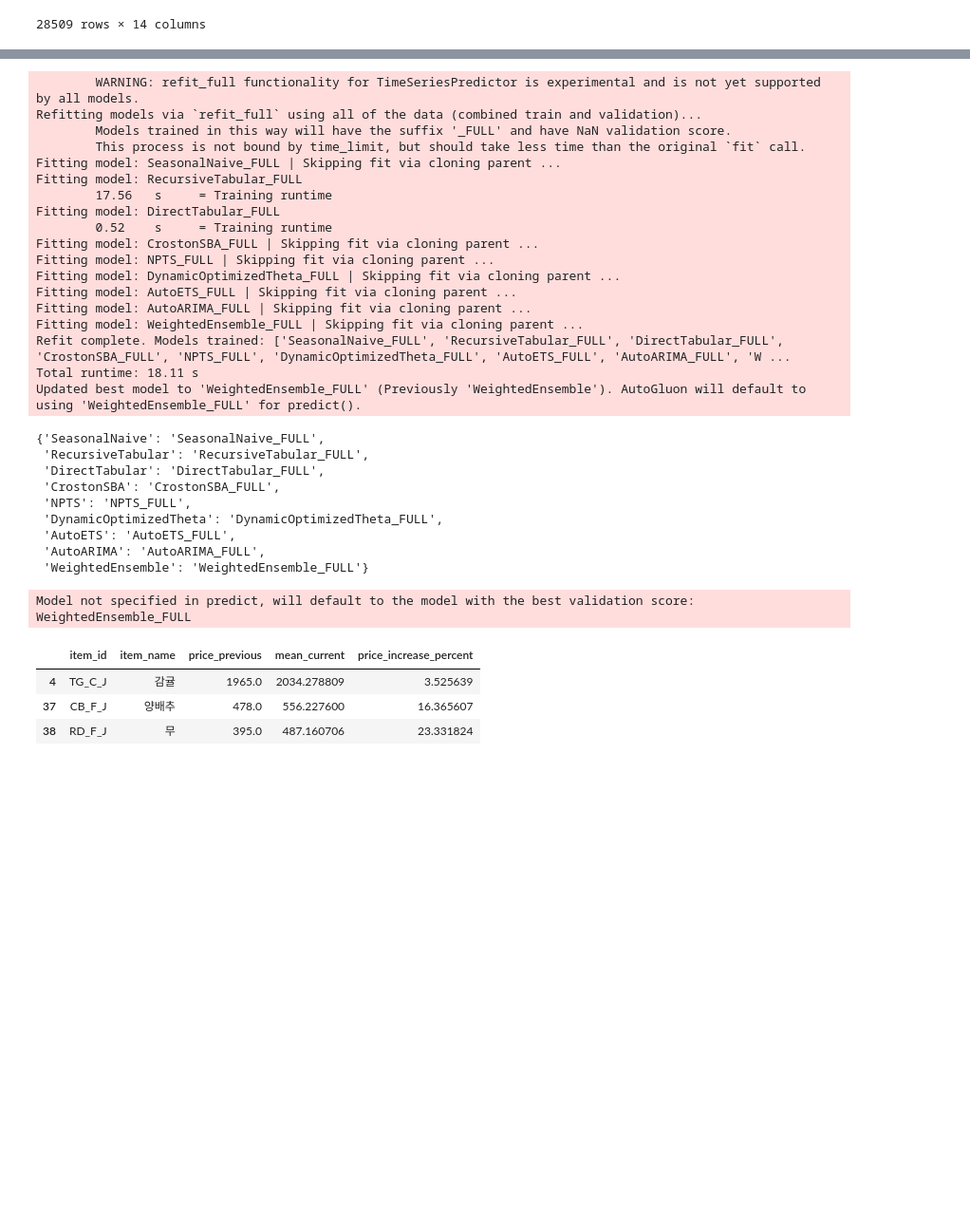
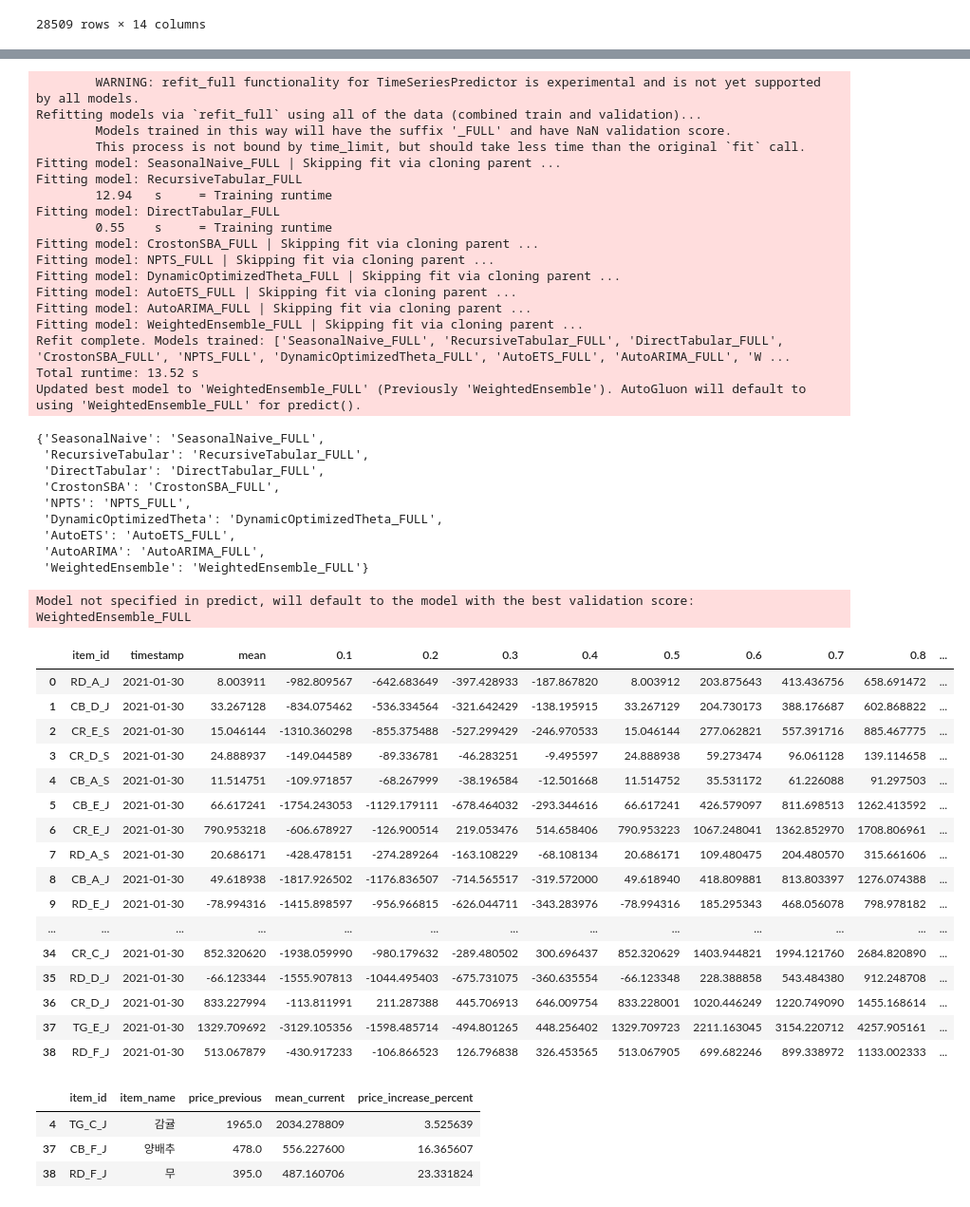
Before and after one commit to 2024AIHackerton/Prediction, a Jupyter notebook: prediction.ipynb, the cells around one changed output, grey strips where cells are left out. Shown at 95% size. Cells and saved outputs as stored; diff of their text form; code cells hidden in the pictures; blank space fills up the shorter version.

```diff
--- a/prediction.ipynb
+++ b/prediction.ipynb
@@ -111,7 +110,7 @@ df_concat
 # %%
 data = TimeSeriesDataFrame(df_concat.drop(columns=['ID']))
 predictor = TimeSeriesPredictor(
-    prediction_length=1,
+    prediction_length=30,
     target="price(원/kg)",
     eval_metric="RMSE",
 )
@@ -145,9 +144,9 @@ Refitting models via `refit_full` using all of the data (combined train and vali
         This process is not bound by time_limit, but should take less time than the original `fit` call.
 Fitting model: SeasonalNaive_FULL | Skipping fit via cloning parent ...
 Fitting model: RecursiveTabular_FULL
-        17.56   s     = Training runtime
+        12.94   s     = Training runtime
 Fitting model: DirectTabular_FULL
-        0.52    s     = Training runtime
+        0.55    s     = Training runtime
 Fitting model: CrostonSBA_FULL | Skipping fit via cloning parent ...
 Fitting model: NPTS_FULL | Skipping fit via cloning parent ...
 Fitting model: DynamicOptimizedTheta_FULL | Skipping fit via cloning parent ...
@@ -155,7 +154,7 @@ Fitting model: AutoETS_FULL | Skipping fit via cloning parent ...
 Fitting model: AutoARIMA_FULL | Skipping fit via cloning parent ...
 Fitting model: WeightedEnsemble_FULL | Skipping fit via cloning parent ...
 Refit complete. Models trained: ['SeasonalNaive_FULL', 'RecursiveTabular_FULL', 'DirectTabular_FULL', 'CrostonSBA_FULL', 'NPTS_FULL', 'DynamicOptimizedTheta_FULL', 'AutoETS_FULL', 'AutoARIMA_FULL', 'W ...
-Total runtime: 18.11 s
+Total runtime: 13.52 s
 Updated best model to 'WeightedEnsemble_FULL' (Previously 'WeightedEnsemble'). AutoGluon will default to using 'WeightedEnsemble_FULL' for predict().
 {'SeasonalNaive': 'SeasonalNaive_FULL',
  'RecursiveTabular': 'RecursiveTabular_FULL',
@@ -169,8 +168,28 @@ Updated best model to 'WeightedEnsemble_FULL' (Previously 'WeightedEnsemble'). A
 # %%
 pred = predictor.predict(data, random_seed=42, )
 pred = pred.reset_index()
+pred
+last_timestamp_df = pred.sort_values('timestamp').groupby('item_id').tail(1).reset_index(drop=True)
+last_timestamp_df
 # %% [output]
 Model not specified in predict, will default to the model with the best validation score: WeightedEnsemble_FULL
+|  | item_id | timestamp | mean | 0.1 | 0.2 | 0.3 | 0.4 | 0.5 | 0.6 | 0.7 | 0.8 | ... |
+| 0 | RD_A_J | 2021-01-30 | 8.003911 | -982.809567 | -642.683649 | -397.428933 | -187.867820 | 8.003912 | 203.875643 | 413.436756 | 658.691472 | ... |
+| 1 | CB_D_J | 2021-01-30 | 33.267128 | -834.075462 | -536.334564 | -321.642429 | -138.195915 | 33.267129 | 204.730173 | 388.176687 | 602.868822 | ... |
+| 2 | CR_E_S | 2021-01-30 | 15.046144 | -1310.360298 | -855.375488 | -527.299429 | -246.970533 | 15.046144 | 277.062821 | 557.391716 | 885.467775 | ... |
+| 3 | CR_D_S | 2021-01-30 | 24.888937 | -149.044589 | -89.336781 | -46.283251 | -9.495597 | 24.888938 | 59.273474 | 96.061128 | 139.114658 | ... |
+| 4 | CB_A_S | 2021-01-30 | 11.514751 | -109.971857 | -68.267999 | -38.196584 | -12.501668 | 11.514752 | 35.531172 | 61.226088 | 91.297503 | ... |
+| 5 | CB_E_J | 2021-01-30 | 66.617241 | -1754.243053 | -1129.179111 | -678.464032 | -293.344616 | 66.617241 | 426.579097 | 811.698513 | 1262.413592 | ... |
+| 6 | CR_E_J | 2021-01-30 | 790.953218 | -606.678927 | -126.900514 | 219.053476 | 514.658406 | 790.953223 | 1067.248041 | 1362.852970 | 1708.806961 | ... |
+| 7 | RD_A_S | 2021-01-30 | 20.686171 | -428.478151 | -274.289264 | -163.108229 | -68.108134 | 20.686171 | 109.480475 | 204.480570 | 315.661606 | ... |
+| 8 | CB_A_J | 2021-01-30 | 49.618938 | -1817.926502 | -1176.836507 | -714.565517 | -319.572000 | 49.618940 | 418.809881 | 813.803397 | 1276.074388 | ... |
+| 9 | RD_E_J | 2021-01-30 | -78.994316 | -1415.898597 | -956.966815 | -626.044711 | -343.283976 | -78.994316 | 185.295343 | 468.056078 | 798.978182 | ... |
+| ... | ... | ... | ... | ... | ... | ... | ... | ... | ... | ... | ... | ... |
+| 34 | CR_C_J | 2021-01-30 | 852.320620 | -1938.059990 | -980.179632 | -289.480502 | 300.696437 | 852.320629 | 1403.944821 | 1994.121760 | 2684.820890 | ... |
+| 35 | RD_D_J | 2021-01-30 | -66.123344 | -1555.907813 | -1044.495403 | -675.731075 | -360.635554 | -66.123348 | 228.388858 | 543.484380 | 912.248708 | ... |
+| 36 | CR_D_J | 2021-01-30 | 833.227994 | -113.811991 | 211.287388 | 445.706913 | 646.009754 | 833.228001 | 1020.446249 | 1220.749090 | 1455.168614 | ... |
+| 37 | TG_E_J | 2021-01-30 | 1329.709692 | -3129.105356 | -1598.485714 | -494.801265 | 448.256402 | 1329.709723 | 2211.163045 | 3154.220712 | 4257.905161 | ... |
+| 38 | RD_F_J | 2021-01-30 | 513.067879 | -430.917233 | -106.866523 | 126.796838 | 326.453565 | 513.067905 | 699.682246 | 899.338972 | 1133.002333 | ... |
 # %%
 def price_comparison(pred, df_concat, date):
     date = pd.to_datetime(date)
```
Also changed, not shown: parts of 5 cells of this notebook.
